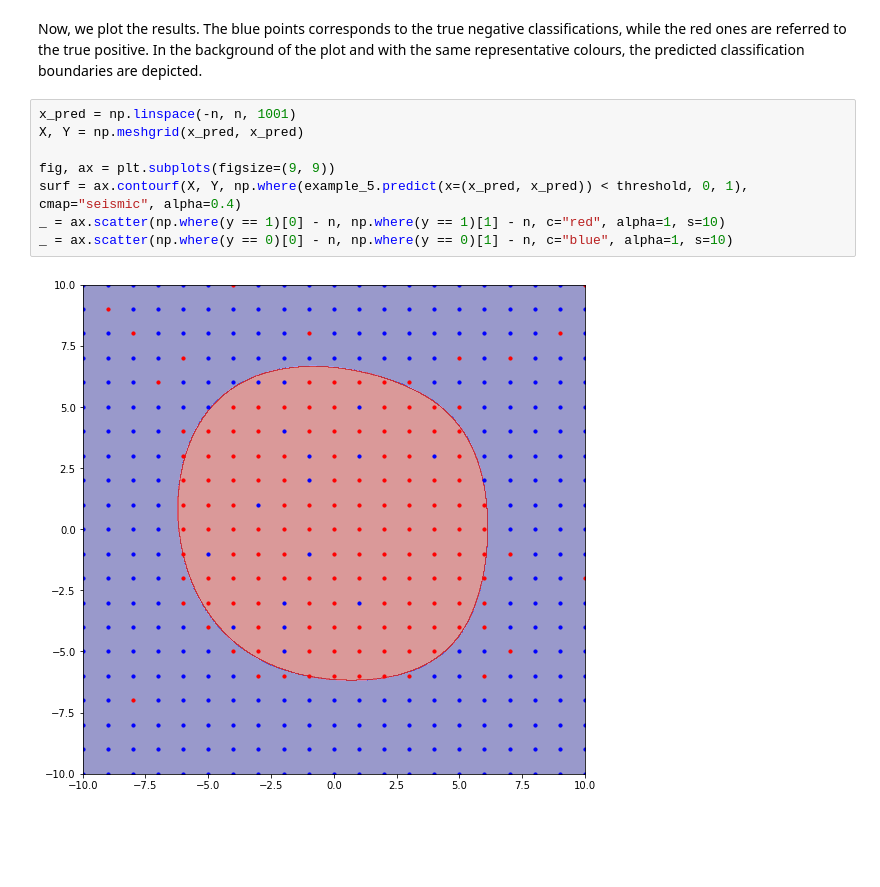
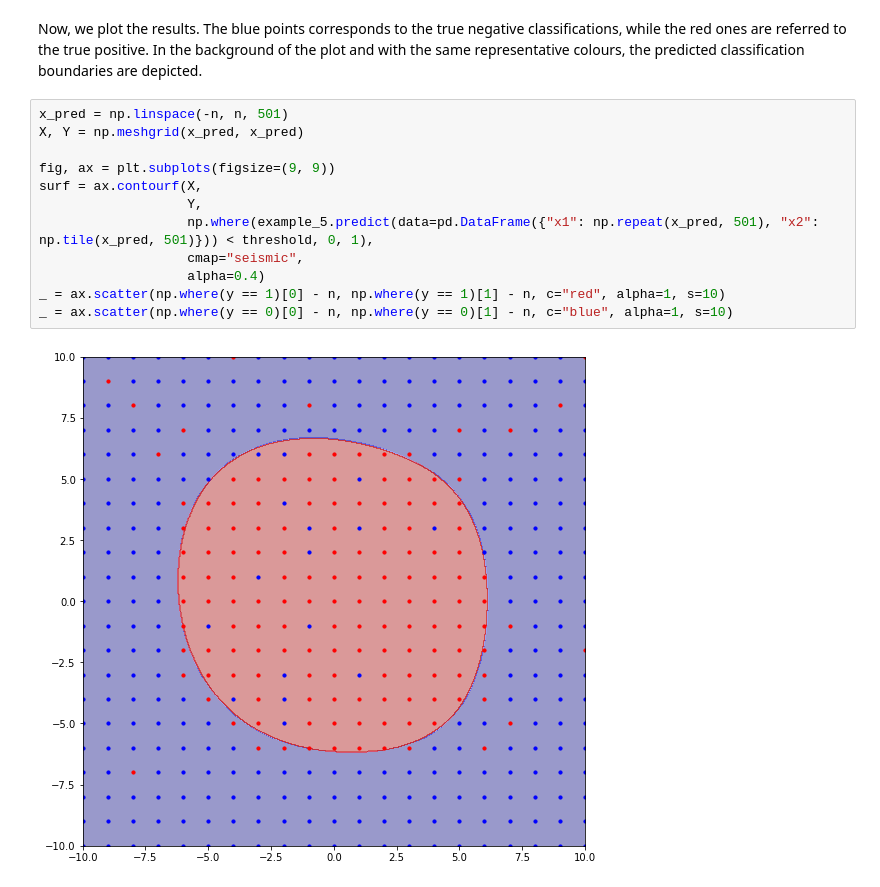
Before and after one commit to ManuelNavarroGarcia/cpsplines, a Jupyter notebook: examples/non_gaussian_data.ipynb, the cells around one changed output. Cells and saved outputs as stored; diff of their text form; blank space fills up the shorter version.

Commit message:
adapt prediction in non_gaussian_data notebook

```diff
--- a/examples/non_gaussian_data.ipynb
+++ b/examples/non_gaussian_data.ipynb
@@ -232,12 +235,16 @@ classifications, while the red ones are referred to the true positive. In the
 background of the plot and with the same representative colours, the predicted
 classification boundaries are depicted.
 # %%
-x_pred = np.linspace(-n, n, 1001)
+x_pred = np.linspace(-n, n, 501)
 X, Y = np.meshgrid(x_pred, x_pred)
 
 fig, ax = plt.subplots(figsize=(9, 9))
-surf = ax.contourf(X, Y, np.where(example_5.predict(x=(x_pred, x_pred)) < threshold, 0, 1), cmap="seismic", alpha=0.4)
+surf = ax.contourf(X,
+                   Y,
+                   np.where(example_5.predict(data=pd.DataFrame({"x1": np.repeat(x_pred, 501), "x2": np.tile(x_pred, 501)})) < threshold, 0, 1),
+                   cmap="seismic",
+                   alpha=0.4)
 _ = ax.scatter(np.where(y == 1)[0] - n, np.where(y == 1)[1] - n, c="red", alpha=1, s=10)
 _ = ax.scatter(np.where(y == 0)[0] - n, np.where(y == 0)[1] - n, c="blue", alpha=1, s=10)
 # %% [output]
-[figure, old version]
+[figure, new version]
```
Also changed, not shown: parts of 6 cells of this notebook.
